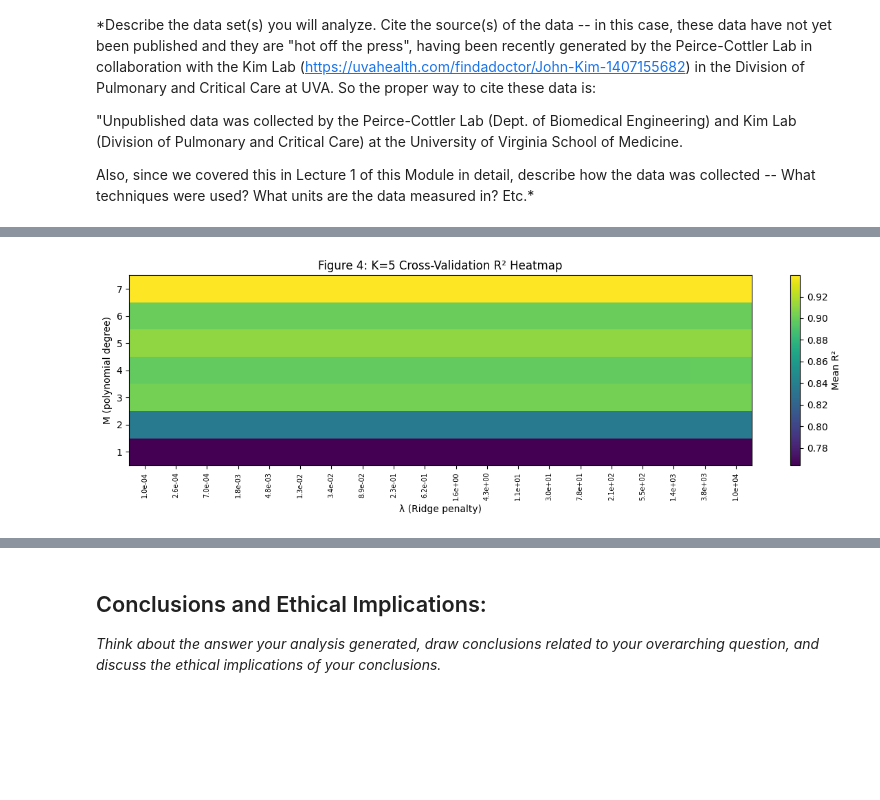
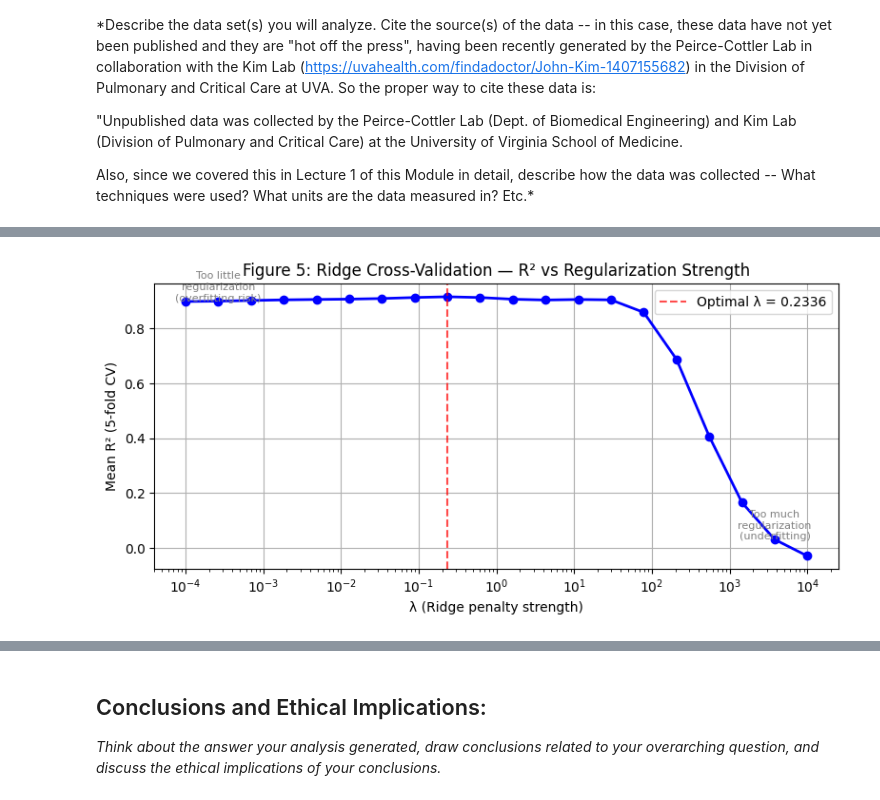
Before and after one commit to aryanmhaskar/Module-3-Fibrosis, a Jupyter notebook: Module 3 Template.ipynb, the cells around one changed output, grey strips where cells are left out. Cells and saved outputs as stored; diff of their text form; code cells hidden in the pictures; blank space fills up the shorter version.

Commit message:
added lasso regularization for feature selection and also comments

```diff
--- a/Module 3 Template.ipynb
+++ b/Module 3 Template.ipynb
@@ -111,17 +192,28 @@ To improve prediction accuracy, we next fit a **polynomial regression model with
 # %%
+# ─── Load the metadata file mapping image filenames to their tissue depths ───
 meta = pd.read_csv('Filenames and Depths for Students.csv')
-meta.columns = ['Filename', 'Depth']
+meta.columns = ['Filename', 'Depth']  # Standardize column names
 
+# ─── Analyze every image: compute white pixel percentage for each ───
 results = []
 for _, row in meta.iterrows():
     w, b, pct = analyze_image(row['Filename'])
-    results.append({'Filename': row['Filename'], 'Depth': row['Depth'],
-                    'White': w, 'Black': b, 'White_pct': pct})
+    results.append({
+        'Filename': row['Filename'],
+        'Depth': row['Depth'],       # Tissue depth in micrometers
+        'White': w,                    # Number of white (fibrotic) pixels
+        'Black': b,                    # Number of black (non-fibrotic) pixels
+        'White_pct': pct              # Percentage of fibrotic area
+    })
 
+# ─── Store results in a DataFrame and save to CSV for reproducibility ───
 df = pd.DataFrame(results)
 df.to_csv('Percent_White_Pixels_All.csv', index=False)
 print(f'Analyzed {len(df)} images.')
+print(f'Depth range: {df["Depth"].min()} – {df["Depth"].max()} μm')
+print(f'Fibrosis range: {df["White_pct"].min():.2f}% – {df["White_pct"].max():.2f}%')
 
+# ─── Scatter plot: fibrosis vs depth for all images ───
 fig, ax = plt.subplots(figsize=(8, 4))
 ax.scatter(df['Depth'], df['White_pct'], color='blue', alpha=0.6, s=20)
 ax.set_xlabel('Depth (μm)')
@@ -210,19 +493,27 @@ plt.show()
 # %%
-# Cross-validation heatmap
+# ─── Visualize Ridge cross-validation results ───
+# This plot shows how model performance (R²) varies with regularization strength (λ)
 cv_df = pd.DataFrame(cv_results)
-pivot = cv_df.pivot_table(index='M', columns='lambda', values='mean_R2')
 
-fig, ax = plt.subplots(figsize=(12, 4))
-im = ax.imshow(pivot.values, aspect='auto', cmap='viridis', origin='lower')
-ax.set_xticks(range(len(lambda_values)))
-ax.set_xticklabels([f'{l:.1e}' for l in lambda_values], rotation=90, fontsize=7)
-ax.set_yticks(range(len(M_values)))
-ax.set_yticklabels(M_values)
-ax.set_xlabel('\u03bb (Ridge penalty)')
-ax.set_ylabel('M (polynomial degree)')
-ax.set_title('Figure 4: K=5 Cross-Validation R\u00b2 Heatmap')
-plt.colorbar(im, label='Mean R\u00b2')
+fig, ax = plt.subplots(figsize=(8, 4))
+ax.semilogx(cv_df['lambda'], cv_df['mean_R2'], 'bo-', linewidth=2, markersize=6)
+ax.axvline(best_lambda, color='red', linestyle='--', alpha=0.7,
+           label=f'Optimal λ = {best_lambda:.4f}')
+ax.set_xlabel('λ (Ridge penalty strength)')
+ax.set_ylabel('Mean R² (5-fold CV)')
+ax.set_title('Figure 5: Ridge Cross-Validation — R² vs Regularization Strength')
+ax.legend()
+ax.grid(True)
+
+# Annotate: explain the tradeoff visually
+ax.annotate('Too little\nregularization\n(overfitting risk)',
+            xy=(lambda_values[1], cv_df['mean_R2'].iloc[1]),
+            fontsize=8, ha='center', color='gray')
+ax.annotate('Too much\nregularization\n(underfitting)',
+            xy=(lambda_values[-2], cv_df['mean_R2'].iloc[-2]),
+            fontsize=8, ha='center', color='gray')
+
 plt.tight_layout()
 plt.show()
 # %% [output]
-[figure, old version]
+[figure, new version]
```
Also changed, not shown: parts of 23 cells of this notebook.
